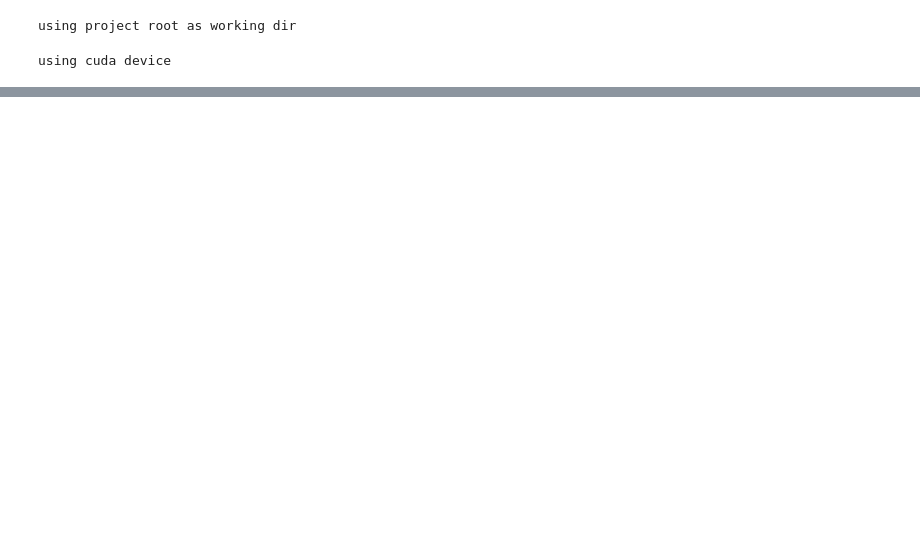
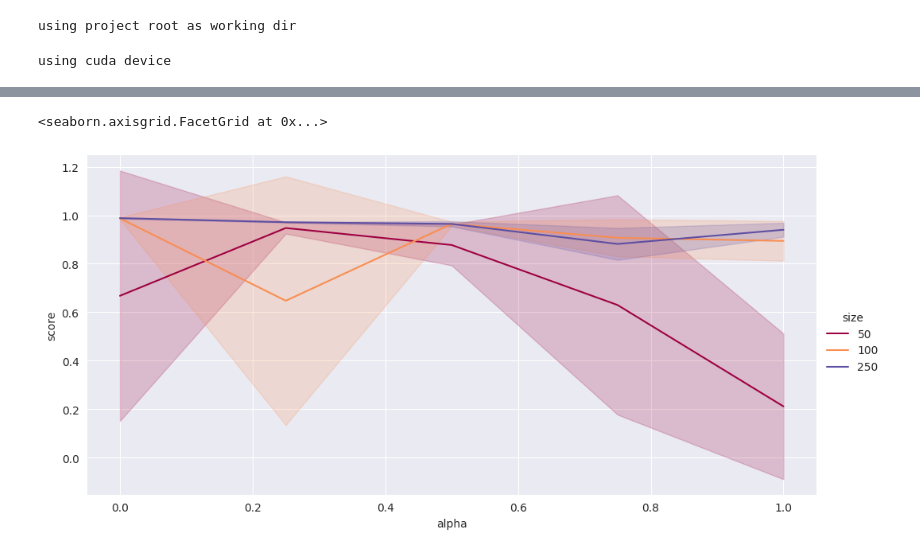
Before and after one commit to HydrofinLoewenherz/embedding-eval-framework, a Jupyter notebook: notebooks/new_main.ipynb, the cells around one changed output, grey strips where cells are left out. Cells and saved outputs as stored; diff of their text form; code cells hidden in the pictures; blank space fills up the shorter version.

```diff
--- a/notebooks/new_main.ipynb
+++ b/notebooks/new_main.ipynb
@@ -101,0 +115,29 @@ result_by_loss
+# %%
+results = [
+    {
+        "size": r["args"].epoch_graph_size,
+        "alpha": r["args"].epoch_graph_alpha,
+        "score": score
+    }
+    for r in result
+    for score in r["res"]["ap"]
+]
+
+data = pd.DataFrame({
+    "size": [r["size"] for r in results],
+    "alpha": [r["alpha"] for r in results],
+    "score": [r["score"] for r in results],
+})
+
+sns.relplot(
+    data=data, kind="line",
+    hue="size",
+    x="alpha",
+    y="score",
+    errorbar="sd",
+    palette="Spectral",
+    aspect=2,
+)
+# %% [output]
+<seaborn.axisgrid.FacetGrid at 0x...>
+[figure, added]
```
Also changed, not shown: parts of 7 cells of this notebook, 3 other files.
